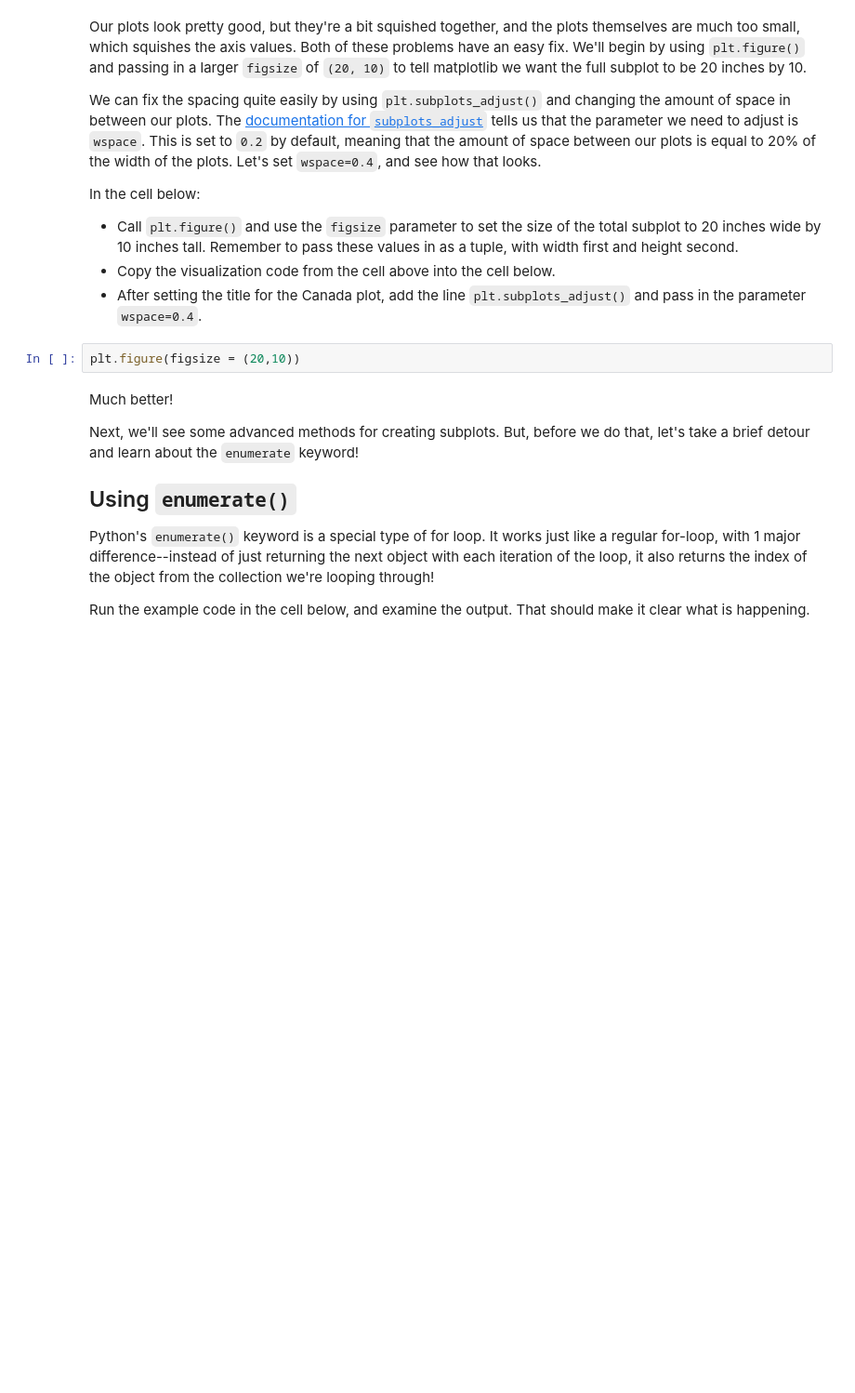
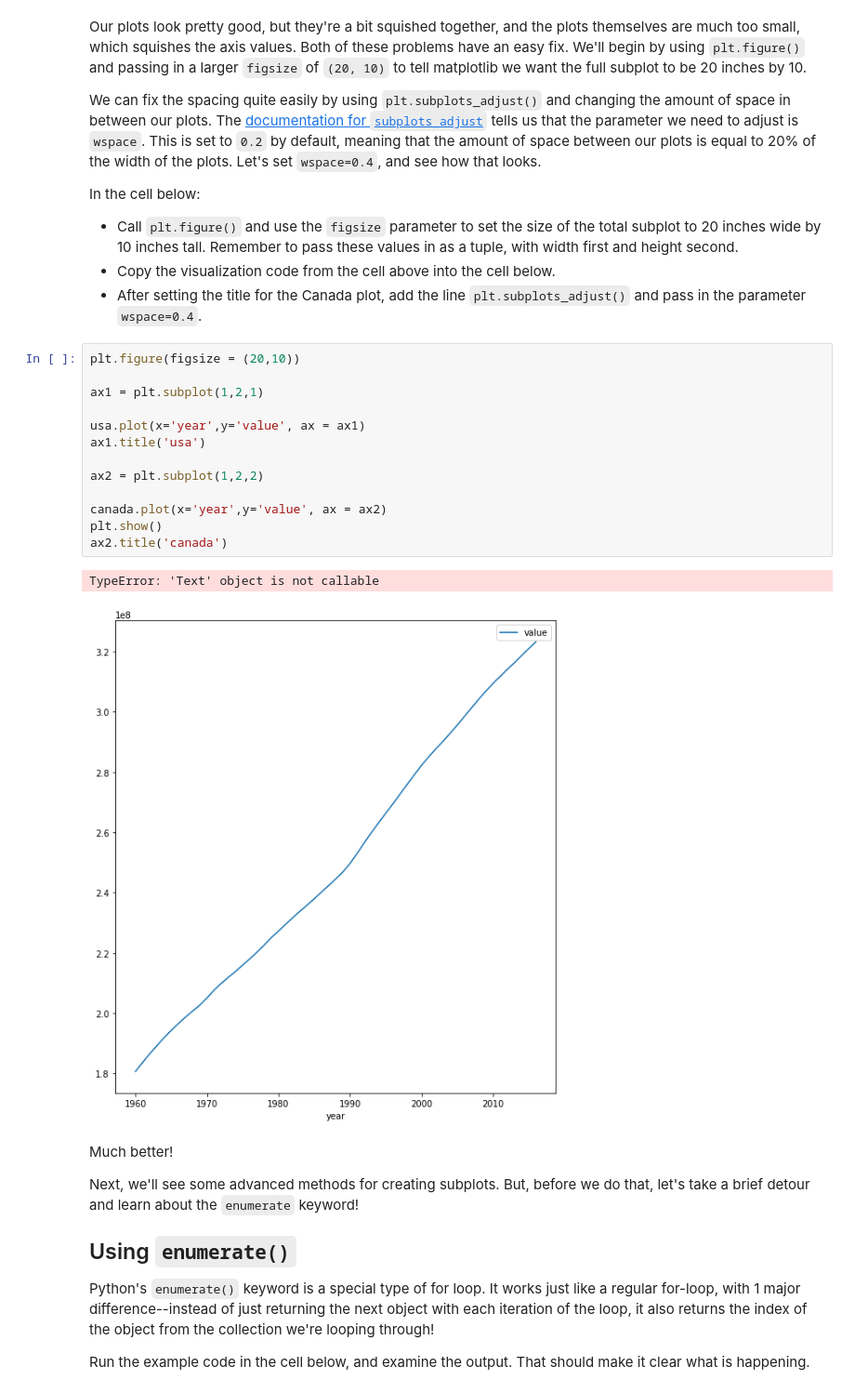
Before and after one commit to Mcllstr/dsc-subplots-and-enumeration-lab-dc-ds-060319, a Jupyter notebook: index.ipynb, the cells around one changed output. Shown at 93% size. Cells and saved outputs as stored; diff of their text form; blank space fills up the shorter version.

```diff
--- a/index.ipynb
+++ b/index.ipynb
@@ -137,8 +137,22 @@ In the cell below:
 * Call `plt.figure()` and use the `figsize` parameter to set the size of the total subplot to 20 inches wide by 10 inches tall. Remember to pass these values in as a tuple, with width first and height second.
 * Copy the visualization code from the cell above into the cell below.
 * After setting the title for the Canada plot, add the line `plt.subplots_adjust()` and pass in the parameter `wspace=0.4`.
-# %%
-plt.figure(figsize = (20,10))
+# %%
+plt.figure(figsize = (20,10))
+
+ax1 = plt.subplot(1,2,1)
+
+usa.plot(x='year',y='value', ax = ax1)
+ax1.title('usa')
+
+ax2 = plt.subplot(1,2,2)
+
+canada.plot(x='year',y='value', ax = ax2)
+plt.show()
+ax2.title('canada')
+# %% [output]
+TypeError: 'Text' object is not callable
+[figure, added]
 # %% [markdown]
 Much better!
 
```
